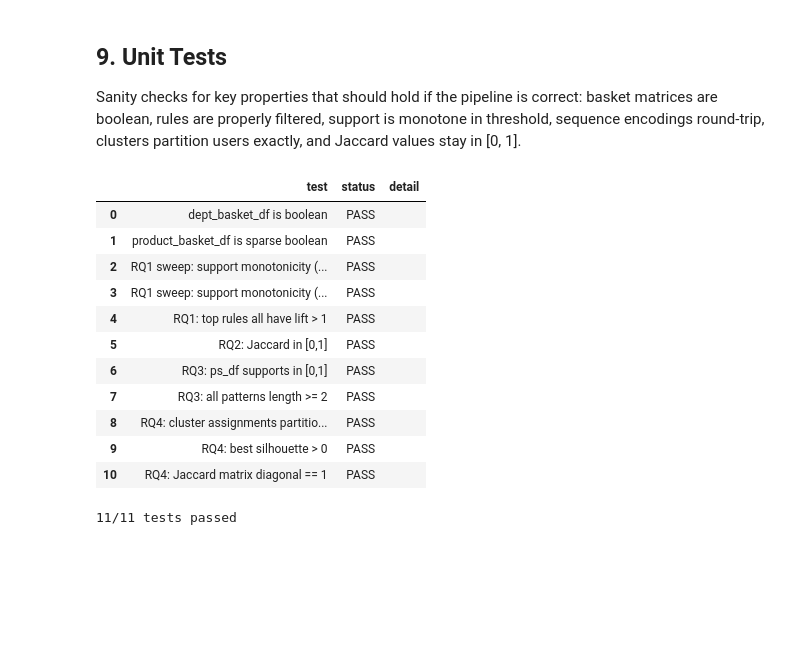
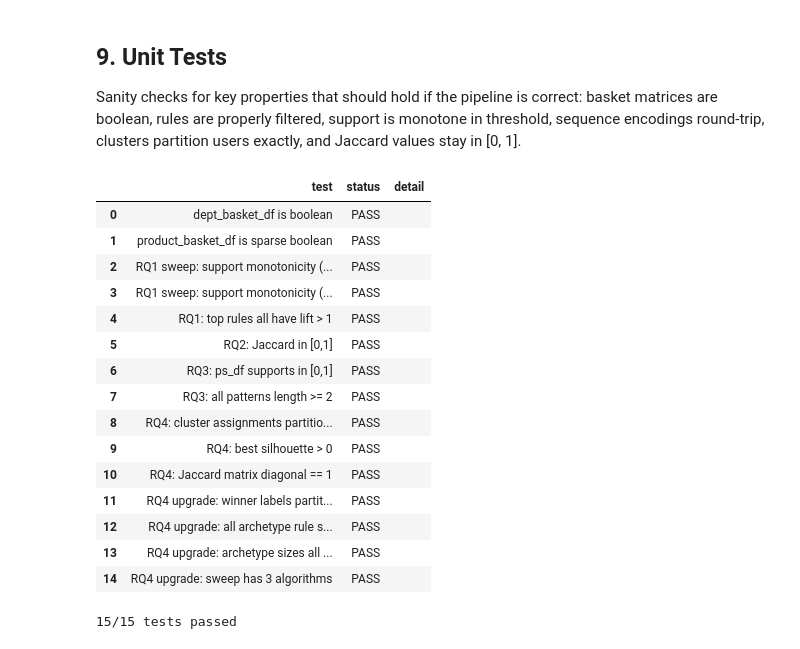
Before and after one commit to ahadh76221/csce676-data-mining-project, a Jupyter notebook: notebooks/project_final.ipynb, the cells around one changed output. Drawn from its saved outputs; the diff is of its cells as text; code cells hidden in the pictures; blank space fills up the shorter version.

```diff
--- a/notebooks/project_final.ipynb
+++ b/notebooks/project_final.ipynb
@@ -1326,6 +1874,16 @@ def run_tests():
          lambda: np.allclose(np.diag(jac_cluster.values), 1.0) or
                  (_ for _ in ()).throw(AssertionError("diagonal not 1")))
 
+    # --- RQ4 upgrade ---
+    case("RQ4 upgrade: winner labels partition users exactly",
+         lambda: assert_partition(winner_labels.astype(np.int32), len(user_aisle_freq)))
+    case("RQ4 upgrade: all archetype rule sets non-empty",
+         lambda: assert_all_nonempty(cluster_rules_up))
+    case("RQ4 upgrade: archetype sizes all >= 5%",
+         lambda: assert_min_share(winner_labels, 0.05))
+    case("RQ4 upgrade: sweep has 3 algorithms",
+         lambda: assert_algos_present(sweep_up, {"kmeans", "gmm_diag", "nmf"}))
+
     df = pd.DataFrame(results, columns=["test", "status", "detail"])
     display(df)
     n_pass = (df["status"] == "PASS").sum()
@@ -1346,31 +1904,50 @@ def assert_monotone(sweep):
         "n_itemsets must decrease as support increases"
 
 def assert_lift_gt_one(rules):
     assert (rules["lift"] > 1.0).all(), "lift must be > 1"
 
 def assert_jaccard(v):
     assert 0.0 <= v <= 1.0, f"Jaccard out of [0,1]: {v}"
 
 def assert_partition(labels, expected_n):
     assert len(labels) == expected_n, f"expected {expected_n} labels, got {len(labels)}"
     assert set(range(labels.max()+1)) == set(np.unique(labels)), \
         "cluster labels must be contiguous starting at 0"
 
 def assert_pos_sil(v):
     assert v > 0, f"best silhouette should be positive, got {v}"
 
+
+def assert_all_nonempty(rules_dict):
+    empties = [c for c, r in rules_dict.items() if len(r) == 0]
+    assert not empties, f"archetype(s) with 0 rules: {empties}"
+
+def assert_min_share(labels, min_frac):
+    sizes = np.bincount(labels.astype(int))
+    share = sizes.min() / sizes.sum()
+    assert share >= min_frac, f"smallest archetype {share:.3f} < {min_frac}"
+
+def assert_algos_present(df, expected):
+    got = set(df["algo"].unique())
+    missing = expected - got
+    assert not missing, f"missing algorithms: {missing}"
+
 run_tests()
 # %% [output]
 |  | test | status | detail |
 | 0 | dept_basket_df is boolean | PASS |  |
 | 1 | product_basket_df is sparse boolean | PASS |  |
 | 2 | RQ1 sweep: support monotonicity (... | PASS |  |
 | 3 | RQ1 sweep: support monotonicity (... | PASS |  |
 | 4 | RQ1: top rules all have lift > 1 | PASS |  |
 | 5 | RQ2: Jaccard in [0,1] | PASS |  |
 | 6 | RQ3: ps_df supports in [0,1] | PASS |  |
 | 7 | RQ3: all patterns length >= 2 | PASS |  |
 | 8 | RQ4: cluster assignments partitio... | PASS |  |
 | 9 | RQ4: best silhouette > 0 | PASS |  |
 | 10 | RQ4: Jaccard matrix diagonal == 1 | PASS |  |
+| 11 | RQ4 upgrade: winner labels partit... | PASS |  |
+| 12 | RQ4 upgrade: all archetype rule s... | PASS |  |
+| 13 | RQ4 upgrade: archetype sizes all ... | PASS |  |
+| 14 | RQ4 upgrade: sweep has 3 algorithms | PASS |  |
-11/11 tests passed
+15/15 tests passed
```
Also changed, not shown: parts of 45 cells of this notebook.
